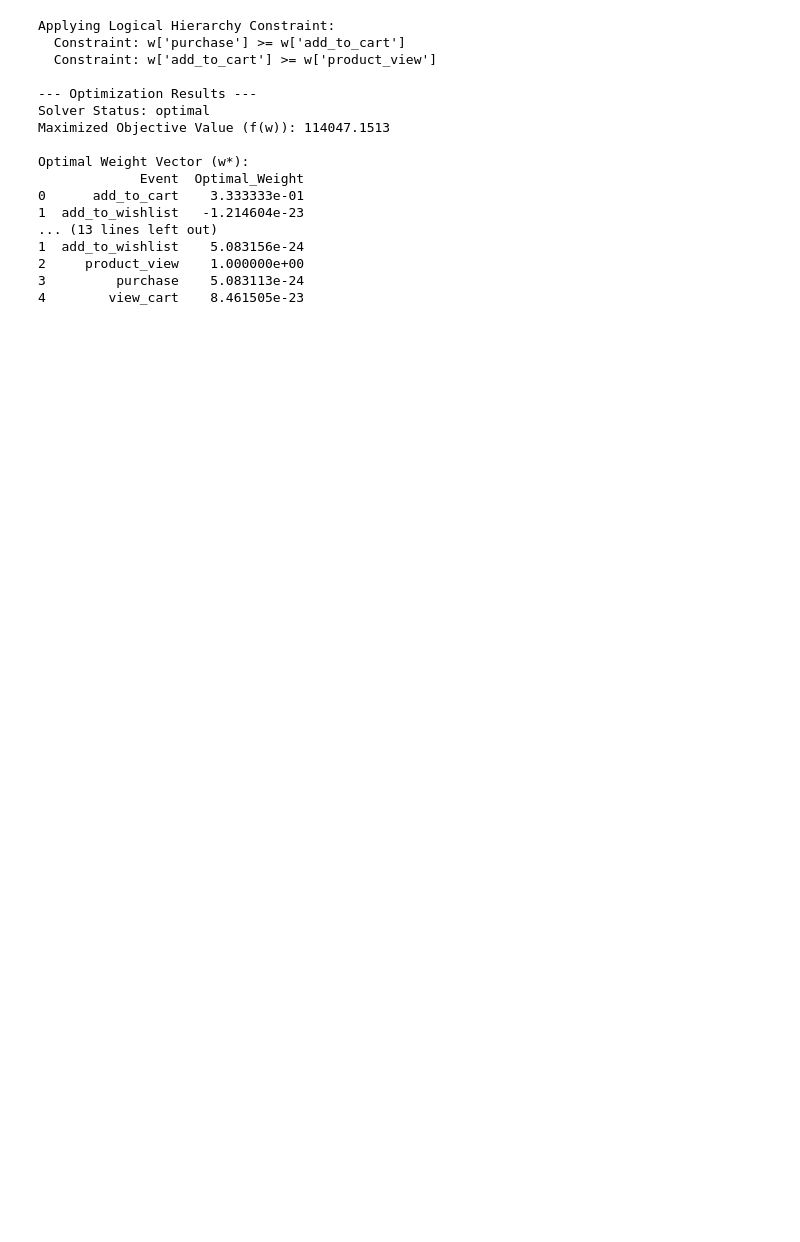
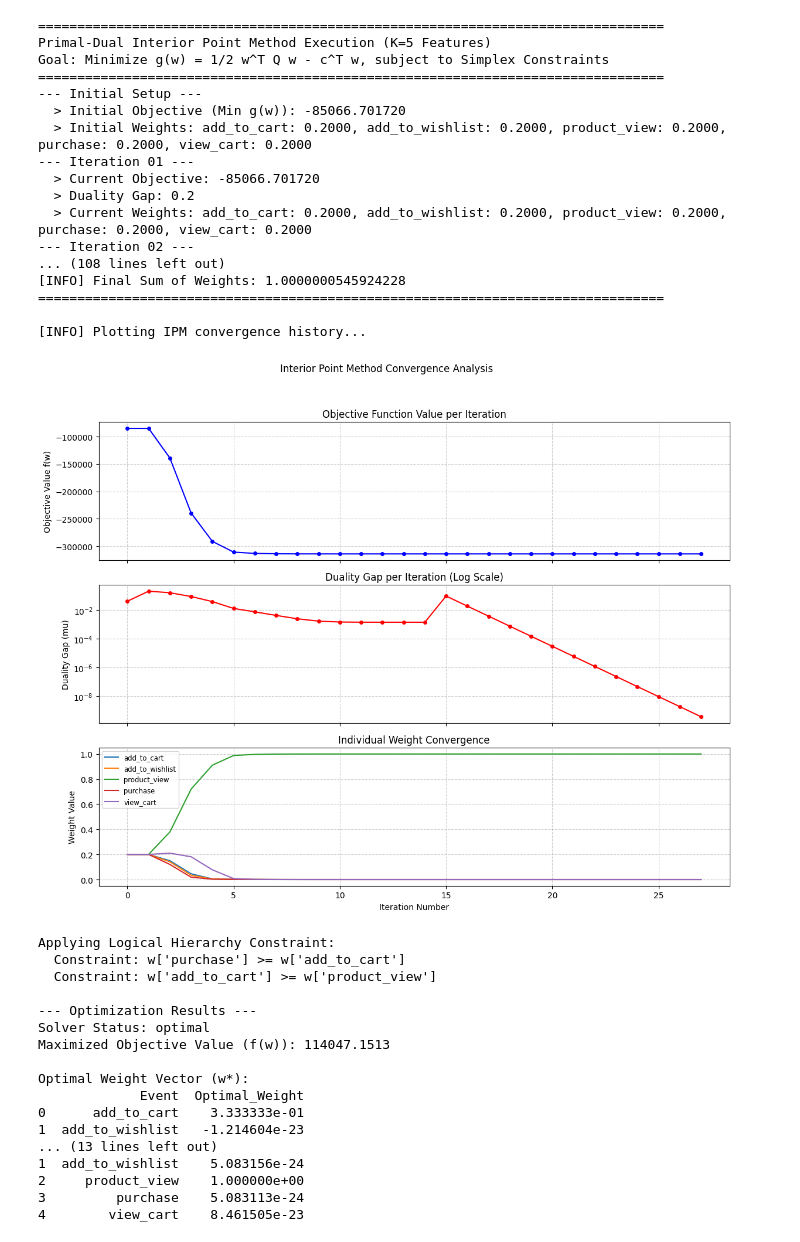
Before and after one commit to saloni2409/user-engagement-score-optimizer, a Jupyter notebook: src/main.ipynb, the cells around one changed output. Saved outputs shown, nothing was run; the diff lists cells and outputs as text; code cells hidden in the pictures; blank space fills up the shorter version.

```diff
--- a/src/main.ipynb
+++ b/src/main.ipynb
@@ -49 +70,27 @@ Goal: Minimize g(w) = 1/2 w^T Q w - c^T w, subject to Simplex Constraints
+# %%
+# Solve with IPM Solver
+res_ipm = solve_with_ipm(data_for_optimization['Q_solver'], data_for_optimization['c'], data_for_optimization['weight_names'] )
+
+if 'history' in res_ipm and res_ipm['history']:
+    print("\n[INFO] Plotting IPM convergence history...")
+    plot_ipm_convergence(res_ipm['history'], data_for_optimization['weight_names'])
+# %% [output]
+================================================================================
+Primal-Dual Interior Point Method Execution (K=5 Features)
+Goal: Minimize g(w) = 1/2 w^T Q w - c^T w, subject to Simplex Constraints
+================================================================================
+--- Initial Setup ---
+  > Initial Objective (Min g(w)): -85066.701720
+  > Initial Weights: add_to_cart: 0.2000, add_to_wishlist: 0.2000, product_view: 0.2000, purchase: 0.2000, view_cart: 0.2000
+--- Iteration 01 ---
+  > Current Objective: -85066.701720
+  > Duality Gap: 0.2
+  > Current Weights: add_to_cart: 0.2000, add_to_wishlist: 0.2000, product_view: 0.2000, purchase: 0.2000, view_cart: 0.2000
+--- Iteration 02 ---
+... (108 lines left out)
+[INFO] Final Sum of Weights: 1.0000000545924228
+================================================================================
+
+[INFO] Plotting IPM convergence history...
+[figure, added]
 # %%
```
Also changed, not shown: parts of 9 cells of this notebook, 6 other files.
